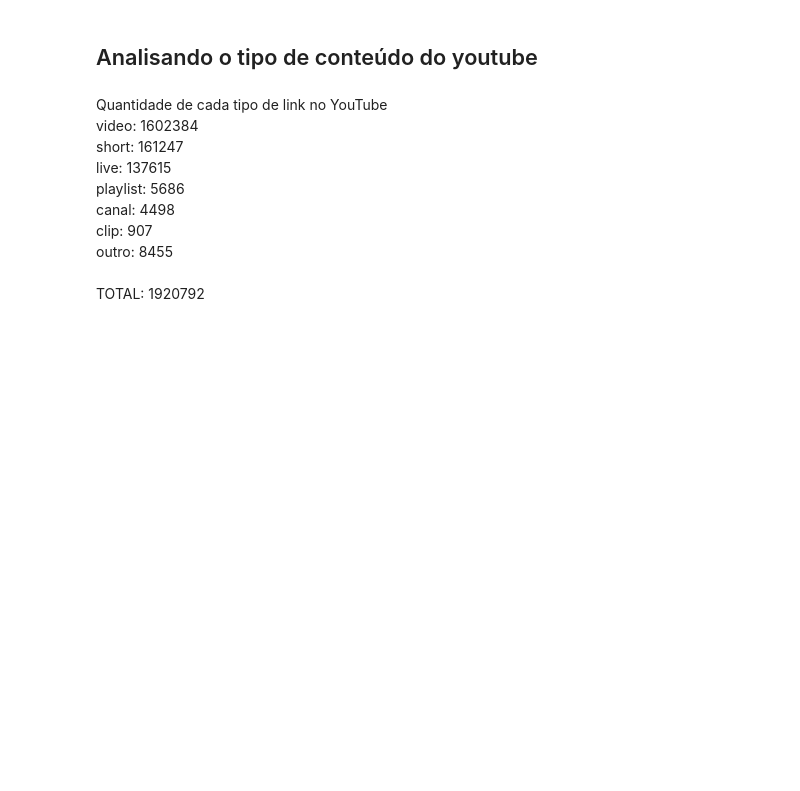
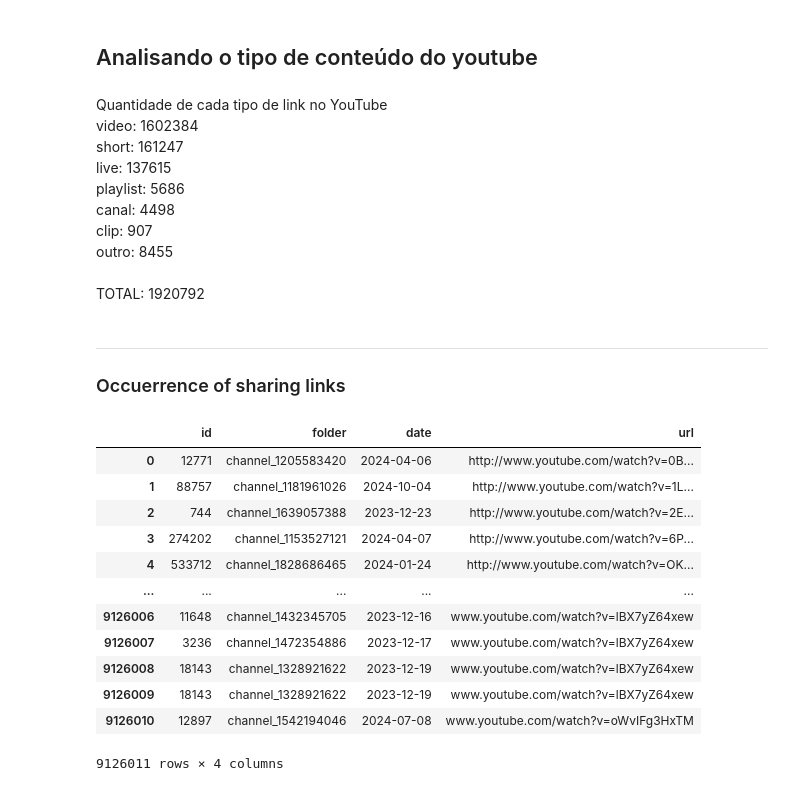
Before and after one commit to MateusoBrito/US-Election-On-Telegram, a Jupyter notebook: notebooks/06_Filtering_Yt_Videos.ipynb, the cells around one changed output. Saved outputs shown, nothing was run; the diff lists cells and outputs as text; code cells hidden in the pictures; blank space fills up the shorter version.

```diff
--- a/notebooks/06_Filtering_Yt_Videos.ipynb
+++ b/notebooks/06_Filtering_Yt_Videos.ipynb
@@ -124,3 +204,6 @@ clip: 907\
 outro: 8455\
 \
 TOTAL: 1920792
+# %% [markdown]
+___
+### Occuerrence of sharing links
@@ -126,0 +212,36 @@ TOTAL: 1920792
+# %%
+import pandas as pd
+import json
+
+# Carrega a lista de dicionários do arquivo (como você já fez)
+data_list = []
+try:
+    with open(file_path, 'r', encoding='utf-8') as f:
+        for line in f:
+            if line.strip():
+                data_list.append(json.loads(line))
+except FileNotFoundError:
+    print(f"ERRO: O arquivo '{file_path}' não foi encontrado.")
+    exit()
+
+urls = pd.json_normalize(
+    data_list,
+    record_path='occurrences',
+    meta=['url']
+)
+
+display(urls)
+# %% [output]
+|  | id | folder | date | url |
+| 0 | 12771 | channel_1205583420 | 2024-04-06 | http://www.youtube.com/watch?v=0B... |
+| 1 | 88757 | channel_1181961026 | 2024-10-04 | http://www.youtube.com/watch?v=1L... |
+| 2 | 744 | channel_1639057388 | 2023-12-23 | http://www.youtube.com/watch?v=2E... |
+| 3 | 274202 | channel_1153527121 | 2024-04-07 | http://www.youtube.com/watch?v=6P... |
+| 4 | 533712 | channel_1828686465 | 2024-01-24 | http://www.youtube.com/watch?v=OK... |
+| ... | ... | ... | ... | ... |
+| 9126006 | 11648 | channel_1432345705 | 2023-12-16 | www.youtube.com/watch?v=lBX7yZ64xew |
+| 9126007 | 3236 | channel_1472354886 | 2023-12-17 | www.youtube.com/watch?v=lBX7yZ64xew |
+| 9126008 | 18143 | channel_1328921622 | 2023-12-19 | www.youtube.com/watch?v=lBX7yZ64xew |
+| 9126009 | 18143 | channel_1328921622 | 2023-12-19 | www.youtube.com/watch?v=lBX7yZ64xew |
+| 9126010 | 12897 | channel_1542194046 | 2024-07-08 | www.youtube.com/watch?v=oWvIFg3HxTM |
+9126011 rows × 4 columns
```
Also changed, not shown: parts of 10 cells of this notebook, 10 other files.
